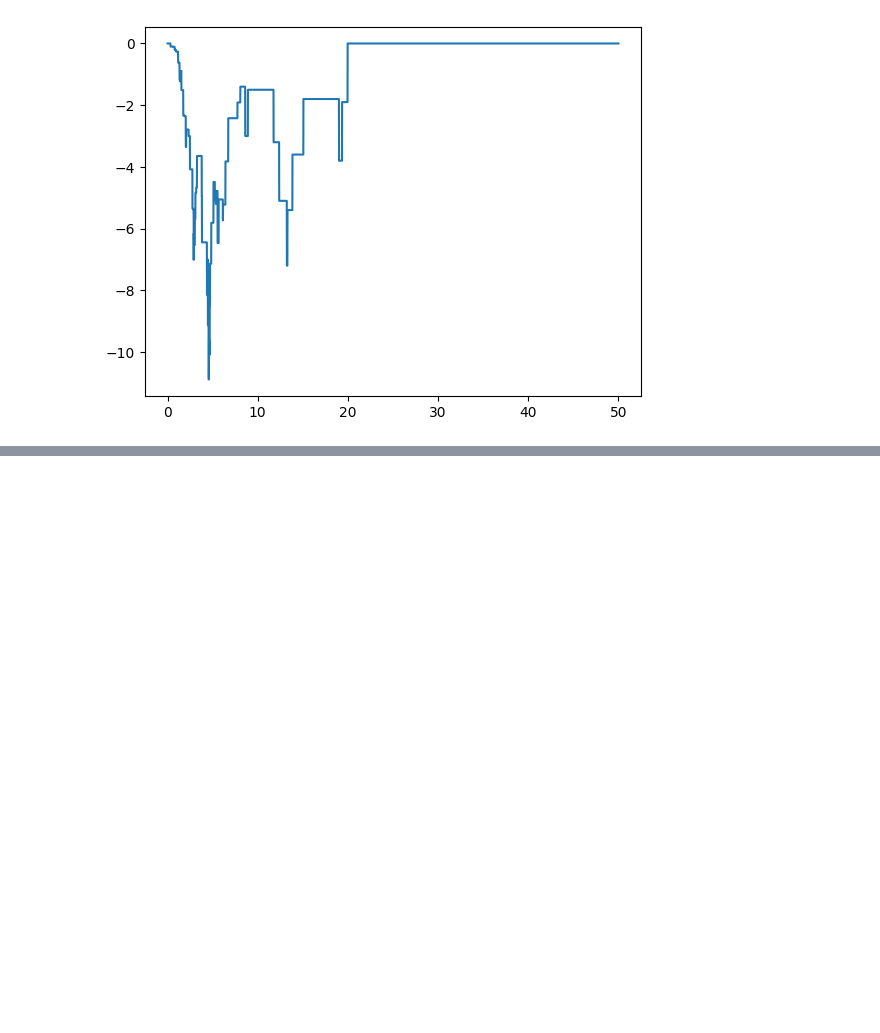
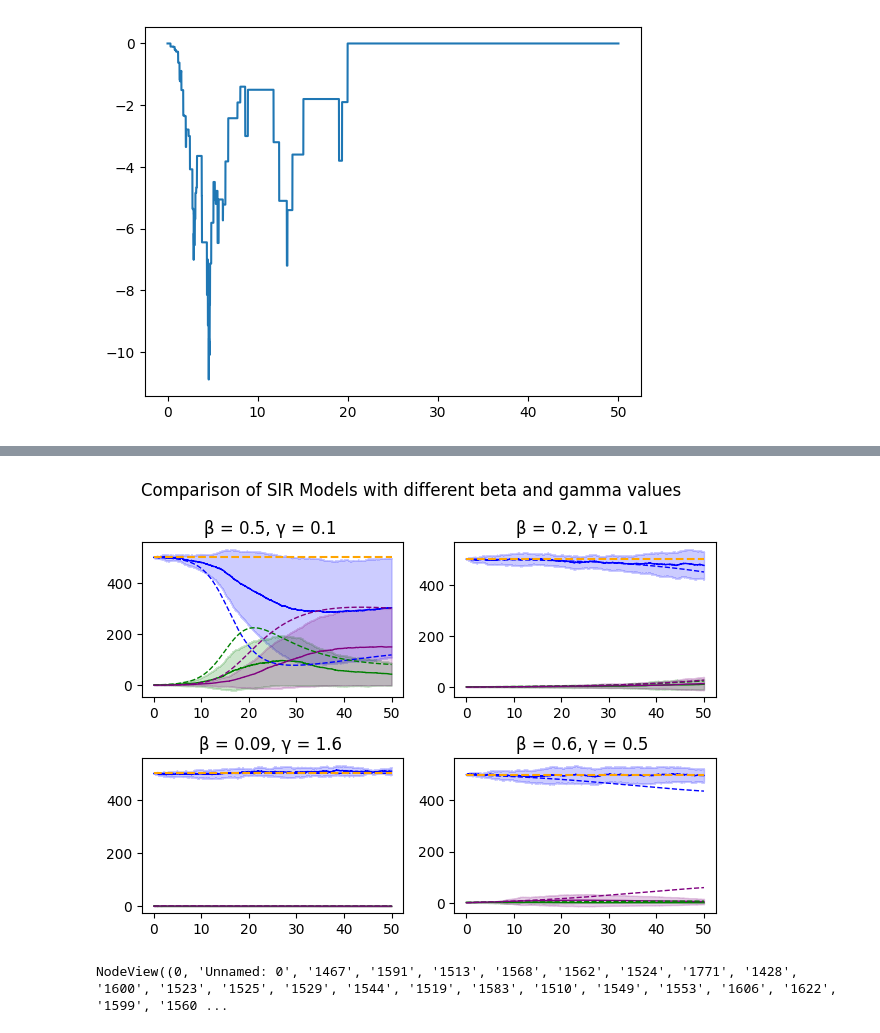
Before and after one commit to JTimmr/CS_Assignment_2, a Jupyter notebook: main.ipynb, the cells around one changed output, grey strips where cells are left out. Cells and saved outputs as stored; diff of their text form; code cells hidden in the pictures; blank space fills up the shorter version.

```diff
--- a/main.ipynb
+++ b/main.ipynb
@@ -458,0 +507,68 @@ plt.show()
+# %%
+# Define the different initial values to compare
+initial_SIR= [500, 1, 0]
+beta_gamma = [
+    [0.5, 0.1],
+    [0.2, 0.1],
+    [0.09, 1.6],
+    [0.6, 0.5]
+    ]
+mu = 0.03
+tmax = 50
+N_runs = 10
+
+for i in range(len(beta_gamma)):
+    beta, gamma = beta_gamma[i][0], beta_gamma[i][1]
+    analysis = Analyze(N_runs, tmax, initial_SIR, beta, gamma, mu=mu)
+    analysis.convert_regular_timesteps()
+    average = analysis.get_average()
+    std = analysis.get_std()
+    covariance = analysis.get_covariance()
+    t = analysis.t
+
+    infection = StochasticSIR(initial_SIR, beta, gamma, tmax, mu=mu)
+    infection.SIR = average
+    infection.t = t
+    continuous_infection = ContinuousSIR(initial_SIR, tmax, dt, beta, gamma, mu=mu)
+    continuous_infection.run()
+
+    plt.subplot(2, 2, i+1)
+    plt.title(f"β = {beta}, γ = {gamma} ")
+    infection.plot(plt.gca(), std=std, N=False, label=True)
+    continuous_infection.plot(plt.gca())
+
+# Compare outcomes of different runs
+plt.suptitle("Comparison of SIR Models with different beta and gamma values")
+plt.tight_layout()
+plt.show()
+# %% [output]
+[figure, added]
+# %%
+df = pd.read_csv('transmission_network.csv', delimiter = ';')
+
+# Create the network from given external transmission network
+g = nx.Graph()
+for node1 in df.index:
+    for node2 in df.columns:
+        transmission = df.loc[node1, node2]
+        g.add_edge(node1, node2, transmission_rate=transmission)
+
+# # Define SIR model
+# model = epidemics.SIRModel(g)
+#
+# # Set model parameters
+# cfg = modelconfig.Configuration()
+# cfg.add_model_parameter('beta', 0.001)
+# cfg.add_model_parameter('gamma', 0.01)
+# cfg.add_model_parameter("percentage_infected", 0.01)
+# model.set_initial_status(cfg)
+#
+# iterations = model.iteration_bunch(200, node_status=True)
+# iterations
+#
+# %matplotlib inline
+# trends = model.build_trends()
+# viz = DiffusionTrend(model, trends)
+# viz.plot()
+# %% [output]
+NodeView((0, 'Unnamed: 0', '1467', '1591', '1513', '1568', '1562', '1524', '1771', '1428', '1600', '1523', '1525', '1529', '1544', '1519', '1583', '1510', '1549', '1553', '1606', '1622', '1599', '1560 ...
```
Also changed, not shown: parts of 7 cells of this notebook.
